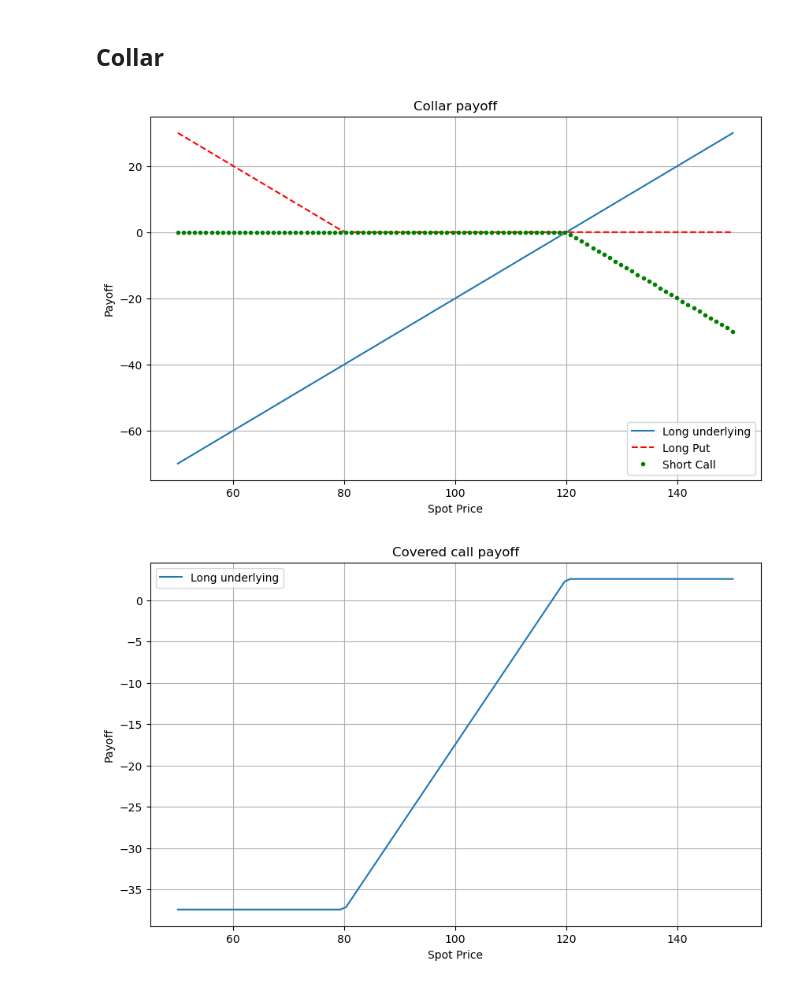
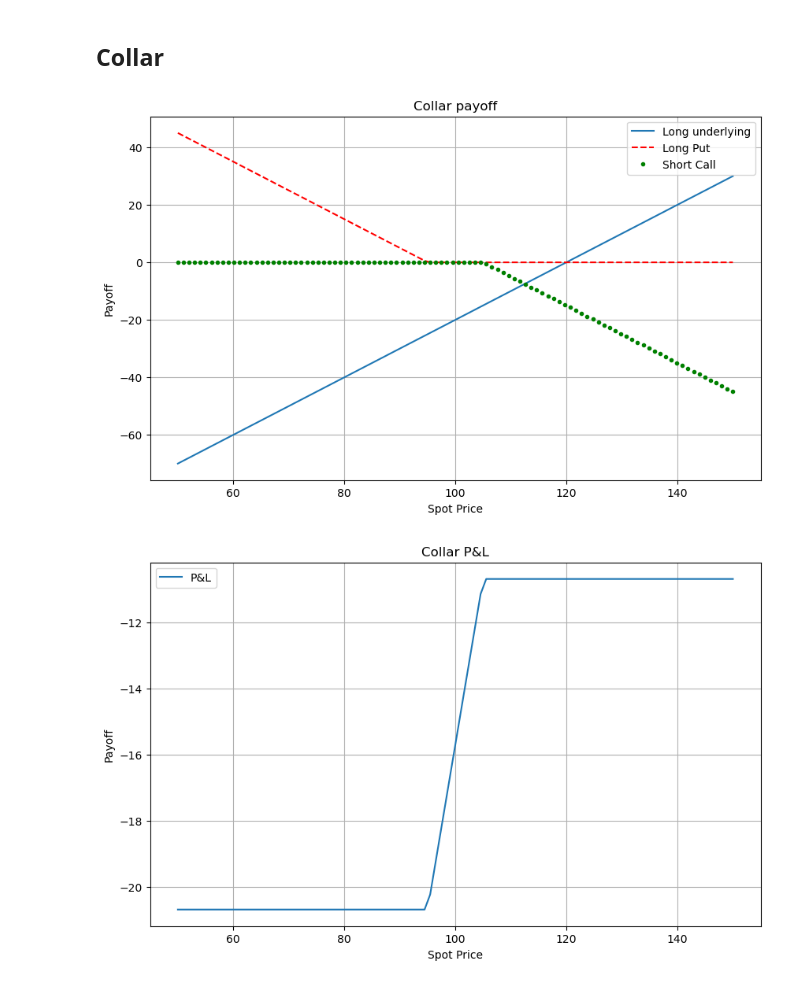
Before and after one commit to Paul-centrale/Financial-tool, a Jupyter notebook: Jupyter notebook/Moving variables for BS and greeks.ipynb, the cells around one changed output. Cells and saved outputs as stored; diff of their text form; code cells hidden in the pictures.

```diff
--- a/Jupyter notebook/Moving variables for BS and greeks.ipynb
+++ b/Jupyter notebook/Moving variables for BS and greeks.ipynb
@@ -342,34 +342,34 @@ plt.show()
 # %%
 #Collar
 S = 100
-K_1 = 80
-K_2 = 120
+K_1 = 95
+K_2 = 105
 T = 1
 r = 0.05
 sigma = 0.2
 P,C = black_scholes_put(S,K_1,T,r,sigma),black_scholes_call(S,K_2,T,r,sigma)
 
 S = np.linspace(50, 150, 100)
 
 #Long put
 long_put = np.maximum(K_1 - S , 0)
 #Short call
 short_call = - np.maximum(S - K_2 , 0)
 
 
 # Plotting
 plt.figure(figsize=(10, 6))
 plt.plot(S, S - K, label='Long underlying')
 plt.plot(S, long_put,'r--' ,label='Long Put')
 plt.plot(S, short_call,'g.', label='Short Call')
 plt.xlabel('Spot Price')
 plt.ylabel('Payoff')
 plt.title('Collar payoff')
 plt.legend()
 plt.grid(True)
 plt.show()
 # %% [output]
-[figure, old version]
+[figure, new version]
 # %%
 #P&L
 
@@ -385,4 +385,4 @@ plt.legend()
 plt.grid(True)
 plt.show()
 # %% [output]
-[figure, old version]
+[figure, new version]
```
Also changed, not shown: parts of 4 cells of this notebook.
